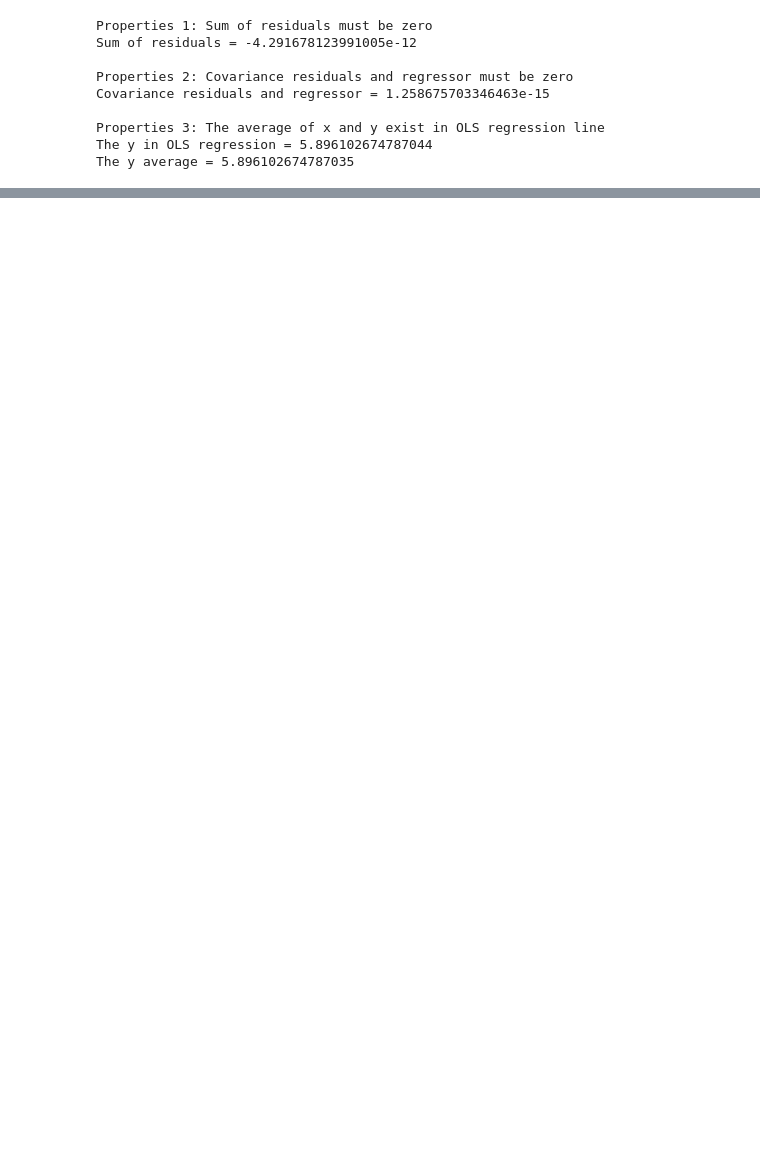
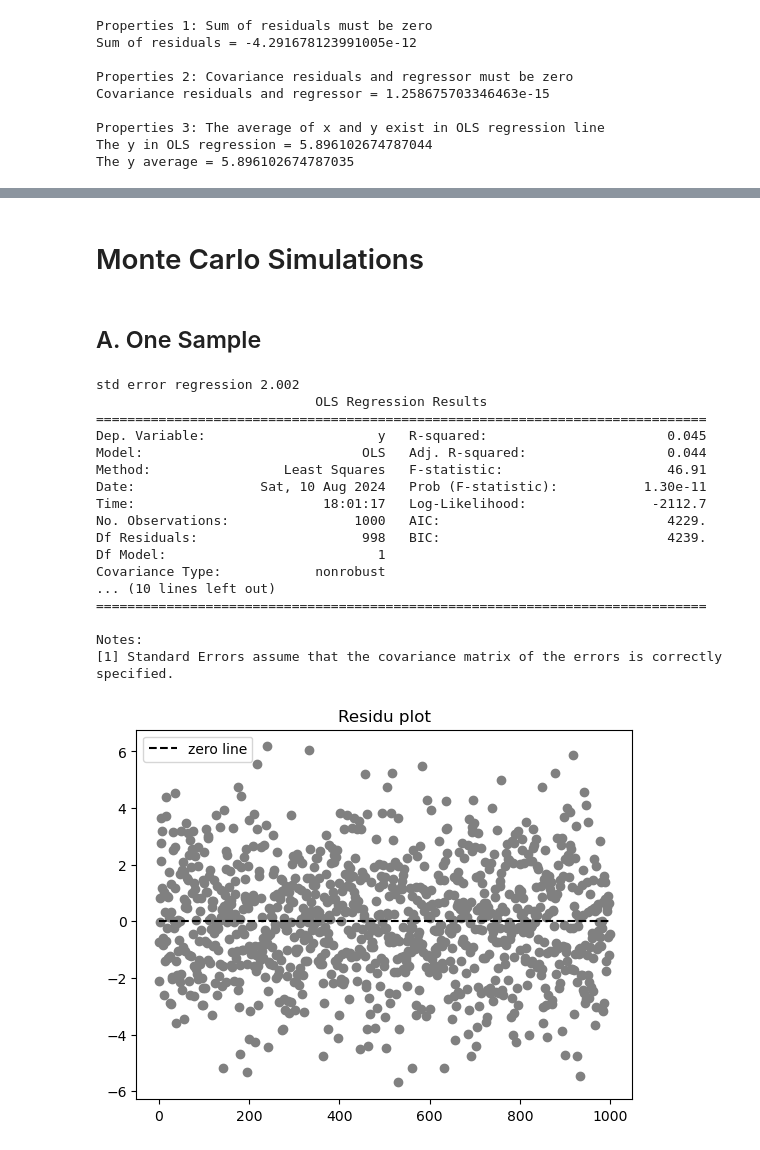
Before and after one commit to bahategar/Preparation, a Jupyter notebook: Econometrics/2-SimpleRegressionModel.ipynb, the cells around one changed output, grey strips where cells are left out. Cells and saved outputs as stored; diff of their text form; code cells hidden in the pictures; blank space fills up the shorter version.

```diff
--- a/Econometrics/2-SimpleRegressionModel.ipynb
+++ b/Econometrics/2-SimpleRegressionModel.ipynb
@@ -376,0 +509,78 @@ dtype: float64
+# %% [markdown]
+# Monte Carlo Simulations
+# %% [markdown]
+## A. One Sample
+# %%
+# Set the seed
+np.random.seed(1234567)
+
+# Set sample size
+n = 1000
+
+# Set true parameters (beta and std of residu)
+beta0 = 1
+beta1 = 0.5
+std_residu = 2 # Assumption model the std residu must be constant (homoscedasticity).
+
+# Generate sample dataset
+x = stats.norm.rvs(4, 1, size=n)
+residu = stats.norm.rvs(0, std_residu, size=n) # Assumption model the expected value of residu must zero.
+y = beta0 + beta1 * x + residu # Generate true y (actual values); Assumption model follow simple linear model.
+
+df = pd.DataFrame({'y': y, 'x': x})
+
+
+# Estimate parameters by OLS
+model = smf.ols(formula='y ~ x', data=df).fit()
+y_est = model.fittedvalues
+residu = model.resid
+std_err_reg = np.sqrt((n - 1) / (n - 2) * np.var(residu))
+print(f'std error regression {round(std_err_reg, 3)}')
+b0 = model.params.iloc[0]
+b1 = model.params.iloc[1]
+print(model.summary())
+
+# Plot distribution model residu
+plt.title("Residu plot")
+plt.plot(range(0, int(n)), residu, color='grey',
+         linestyle='', marker='o',)
+plt.plot(range(0, int(n)), np.zeros(int(n)),
+         linestyle='--', color='black',
+         label='zero line')
+plt.legend()
+plt.show()
+
+# Plot result and model
+# x_range = np.linspace(0, 8, num=100)
+plt.title("Model plot")
+plt.plot(df['x'], df['y'], color='lightgrey',
+         linestyle='', marker='o')
+plt.plot(df['x'], beta0 + beta1 * df['x'],
+         color='black', linestyle='-',
+         linewidth=2, label='True Model')
+plt.plot(df['x'], b0 + b1 * df['x'],
+         color='grey', linestyle='-',
+         linewidth=2, label='Prediction Model')
+plt.xlabel("x")
+plt.ylabel("y")
+plt.legend()
+plt.show()
+# %% [output]
+std error regression 2.002
+                            OLS Regression Results
+==============================================================================
+Dep. Variable:                      y   R-squared:                       0.045
+Model:                            OLS   Adj. R-squared:                  0.044
+Method:                 Least Squares   F-statistic:                     46.91
+Date:                Sat, 10 Aug 2024   Prob (F-statistic):           1.30e-11
+Time:                        18:01:17   Log-Likelihood:                -2112.7
+No. Observations:                1000   AIC:                             4229.
+Df Residuals:                     998   BIC:                             4239.
+Df Model:                           1
+Covariance Type:            nonrobust
+... (10 lines left out)
+==============================================================================
+
+Notes:
+[1] Standard Errors assume that the covariance matrix of the errors is correctly specified.
+[figure, added]
```
Also changed, not shown: parts of 40 cells of this notebook, 1 other file.
